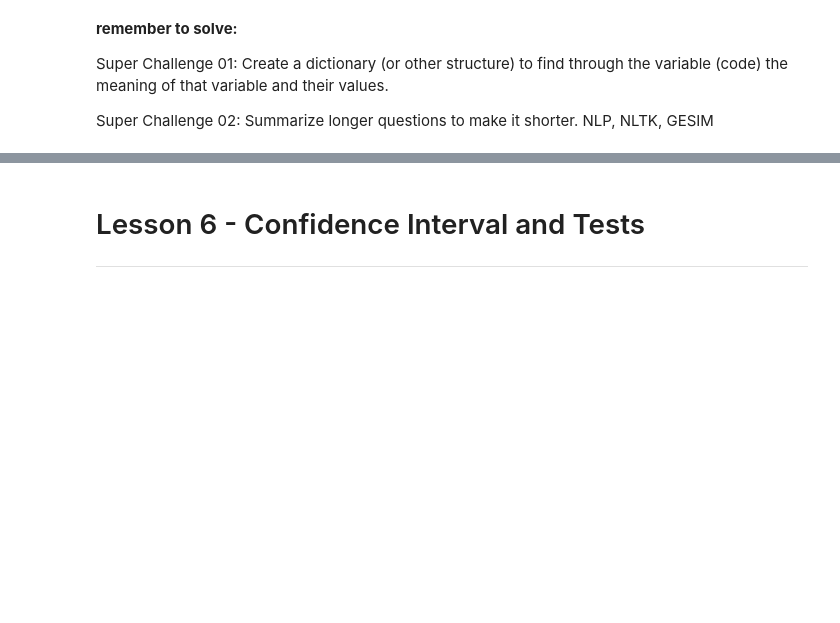
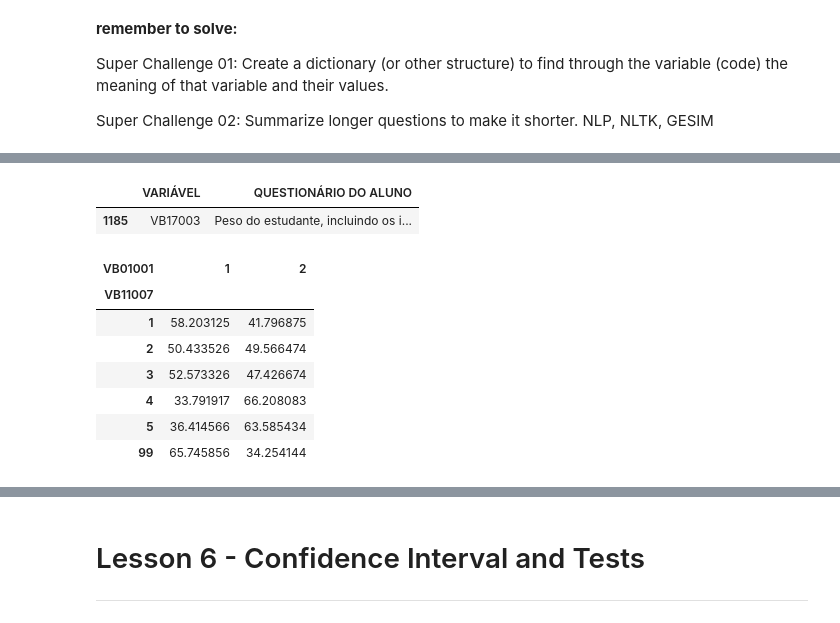
Before and after one commit to gabrielatrindade/alura-bootcamp, a Jupyter notebook: module3/pense_2015.ipynb, the cells around one changed output, grey strips where cells are left out. Saved outputs shown, nothing was run; the diff lists cells and outputs as text; code cells hidden in the pictures; blank space fills up the shorter version.

Commit message:
module3: pense 2015: challenge lesson 5: solving super challenge 01 update a function name 'dictionary for student'

```diff
--- a/module3/pense_2015.ipynb
+++ b/module3/pense_2015.ipynb
@@ -1376,0 +1417,5 @@ Super Challenge 02: Summarize longer questions to make it shorter. NLP, NLTK, GE
+# %%
+dictionary_for_student_df('VB17003')
+# %% [output]
+|  | VARIÁVEL | QUESTIONÁRIO DO ALUNO |
+| 1185 | VB17003 | Peso do estudante, incluindo os i... |
@@ -1376,0 +1449,16 @@ Super Challenge 02: Summarize longer questions to make it shorter. NLP, NLTK, GE
+# %%
+cross_frequency_VB11007_VB11001 = \
+    pd.crosstab(pense_2015['VB11007'],
+                pense_2015['VB01001'],
+                normalize='index')*100
+
+cross_frequency_VB11007_VB11001
+# %% [output]
+| VB01001 | 1 | 2 |
+| VB11007 |  |  |
+| 1 | 58.203125 | 41.796875 |
+| 2 | 50.433526 | 49.566474 |
+| 3 | 52.573326 | 47.426674 |
+| 4 | 33.791917 | 66.208083 |
+| 5 | 36.414566 | 63.585434 |
+| 99 | 65.745856 | 34.254144 |
```
Also changed, not shown: parts of 14 cells of this notebook.
